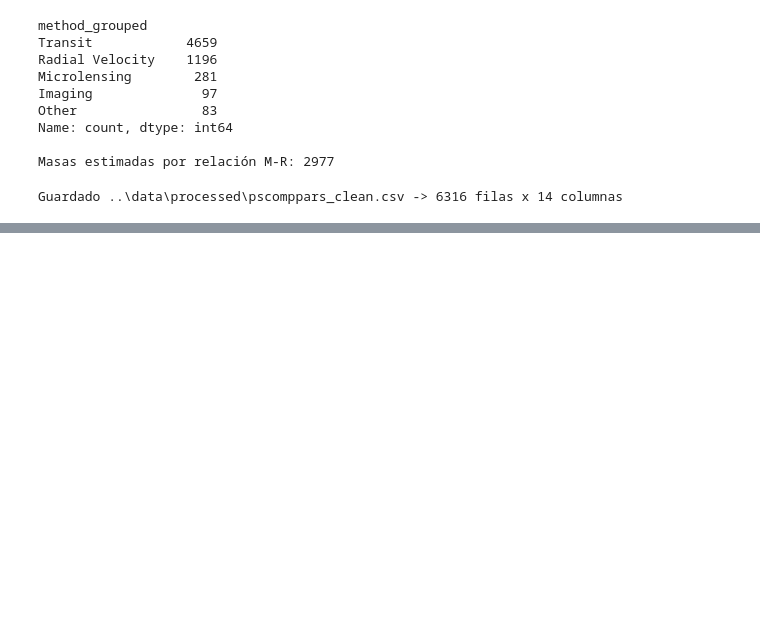
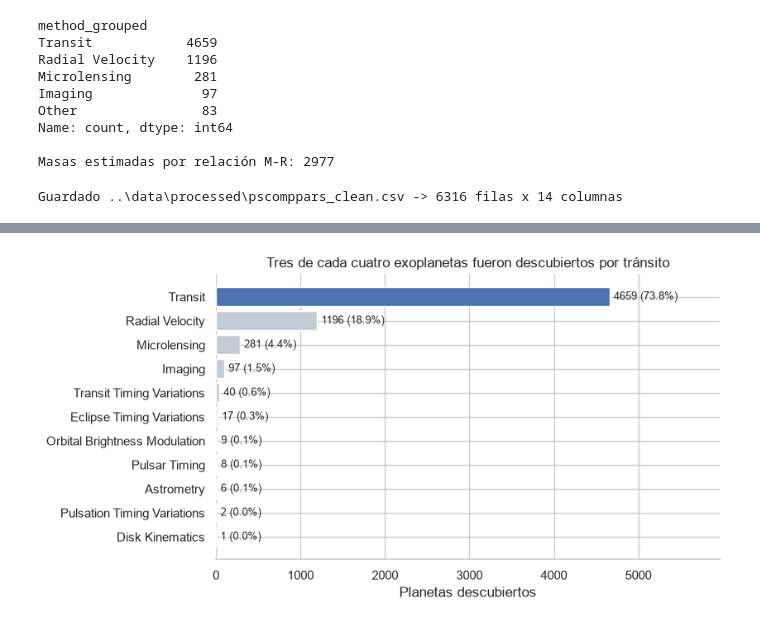
Before and after one commit to Nachuwu/exoplanet-eda, a Jupyter notebook: notebooks/exoplanet-eda.ipynb, the cells around one changed output, grey strips where cells are left out. Cells and saved outputs as stored; diff of their text form; code cells hidden in the pictures; blank space fills up the shorter version.

```diff
--- a/notebooks/exoplanet-eda.ipynb
+++ b/notebooks/exoplanet-eda.ipynb
@@ -274,0 +284,10 @@ Guardado ..\data\processed\pscomppars_clean.csv -> 6316 filas x 14 columnas
+# %%
+import matplotlib.pyplot as plt
+import numpy as np
+import seaborn as sns
+
+# Estilo único para todos los gráficos del notebook:
+# un color de acento para la serie principal y un gris para el contexto
+sns.set_theme(style="whitegrid", context="notebook")
+ACCENT = "#4C72B0"   # azul sobrio
+MUTED = "#C3CBD6"    # gris azulado
@@ -274,0 +303,23 @@ Guardado ..\data\processed\pscomppars_clean.csv -> 6316 filas x 14 columnas
+# %%
+method_counts = df_clean["discoverymethod"].value_counts()
+total = len(df_clean)
+
+fig, ax = plt.subplots(figsize=(8.5, 4.5))
+# Destacar el método dominante; el resto queda en gris de contexto
+colors = [ACCENT if m == "Transit" else MUTED for m in method_counts.index]
+ax.barh(method_counts.index, method_counts.values, color=colors)
+ax.invert_yaxis()  # el más frecuente arriba
+
+# Etiquetas directas: con esta disparidad, leer el eje no alcanza
+for i, val in enumerate(method_counts.values):
+    ax.text(val + total * 0.008, i, f"{val} ({val / total * 100:.1f}%)",
+            va="center", fontsize=9)
+
+ax.set_xlim(0, method_counts.max() * 1.28)
+ax.set_xlabel("Planetas descubiertos")
+ax.set_title("Tres de cada cuatro exoplanetas fueron descubiertos por tránsito")
+sns.despine(left=True)
+plt.tight_layout()
+plt.show()
+# %% [output]
+[figure, added]
```
Also changed, not shown: parts of 9 cells of this notebook.
